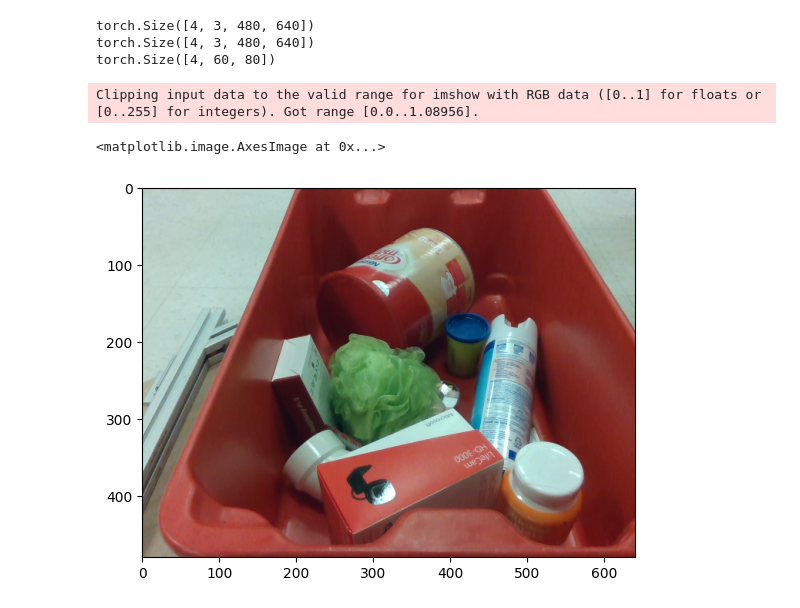
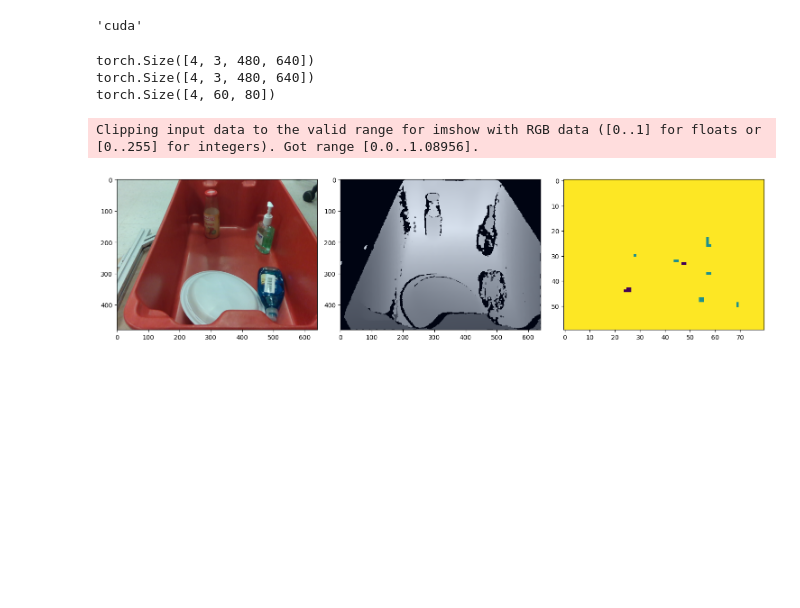
Before and after one commit to sribnyak/arc-robot-vision-python, a Jupyter notebook: suction-based-grasping-py/convnet/experiments.ipynb, the cells around one changed output. Drawn from its saved outputs; the diff is of its cells as text; code cells hidden in the pictures; blank space fills up the shorter version.

```diff
--- a/suction-based-grasping-py/convnet/experiments.ipynb
+++ b/suction-based-grasping-py/convnet/experiments.ipynb
@@ -5,4 +11,9 @@ import torch
 from torch.utils.data import DataLoader
+# %%
+device = 'cuda' if torch.cuda.is_available() else 'cpu'
+device
+# %% [output]
+'cuda'
 # %%
 from dataset import SuctionGraspingDataset
 # %%
@@ -20,7 +31,7 @@ loader = DataLoader(
     batch_size=4,
     shuffle=True,
     num_workers=4,
-    pin_memory=True,  # UserWarning: 'pin_memory' argument is set as true but no accelerator is found, then device pinned memory won't be used.
+    pin_memory=False,
 )
 
 for color_batch, depth_batch, label_batch in loader:
@@ -33,8 +44,16 @@ torch.Size([4, 3, 480, 640])
 torch.Size([4, 3, 480, 640])
 torch.Size([4, 60, 80])
 # %%
-plt.imshow(torch.movedim(color_batch[1] * 0.229 + 0.485, 0, 2))
+color_img_vis = torch.movedim(color_batch[0] * 0.229 + 0.485, 0, 2)
+depth_img_vis = torch.movedim(depth_batch[0] * 0.229 + 0.485, 0, 2)
+label_vis = label_batch[1] / 2
+
+fig, axes = plt.subplots(1, 3, figsize=(15, 5))
+axes[0].imshow(color_img_vis)
+axes[1].imshow(depth_img_vis)
+axes[2].imshow(label_vis)
+plt.tight_layout()
+plt.show()
 # %% [output]
 Clipping input data to the valid range for imshow with RGB data ([0..1] for floats or [0..255] for integers). Got range [0.0..1.08956].
-<matplotlib.image.AxesImage at 0x...>
-[figure, old version]
+[figure, new version]
```
Also changed, not shown: parts of 14 cells of this notebook, 5 other files.
